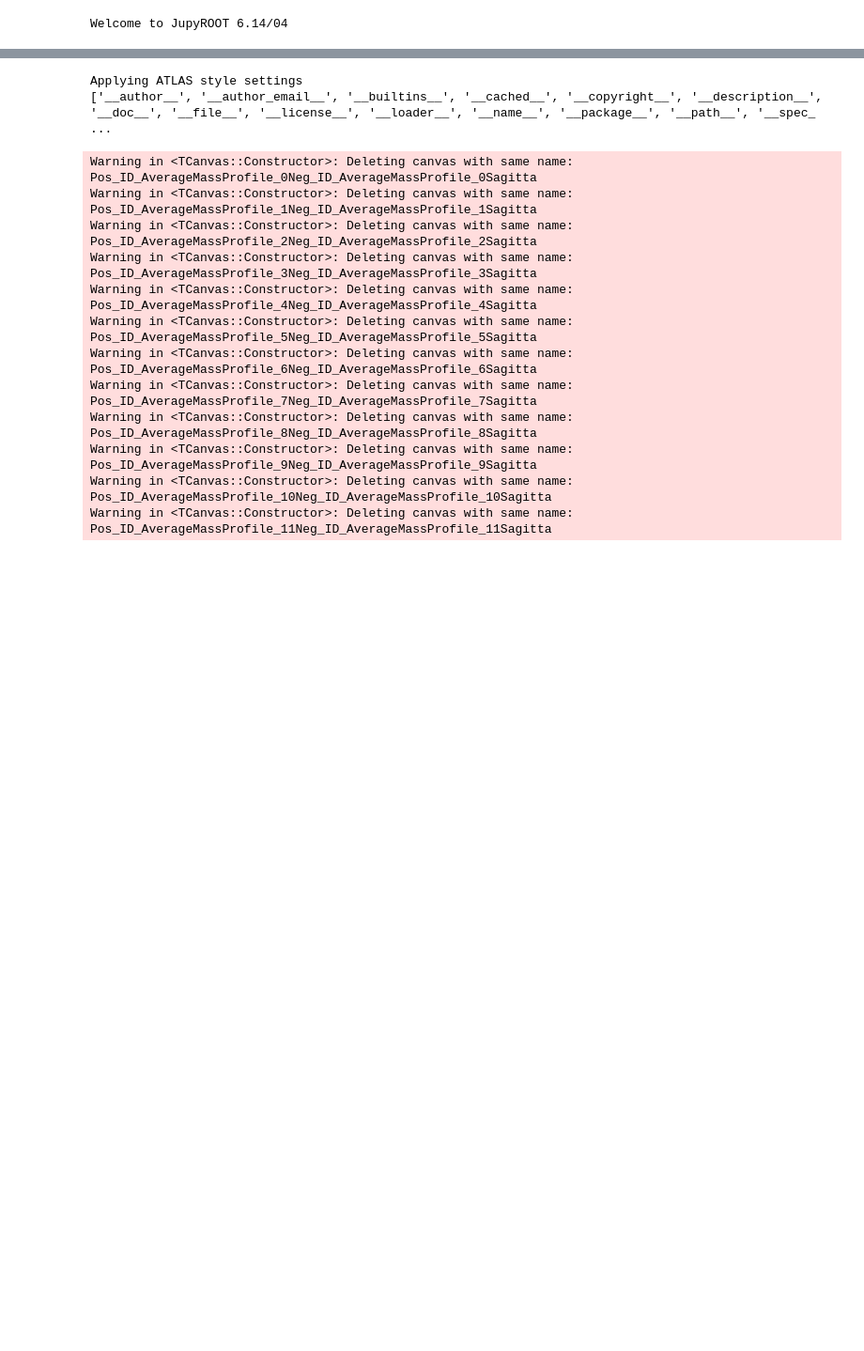
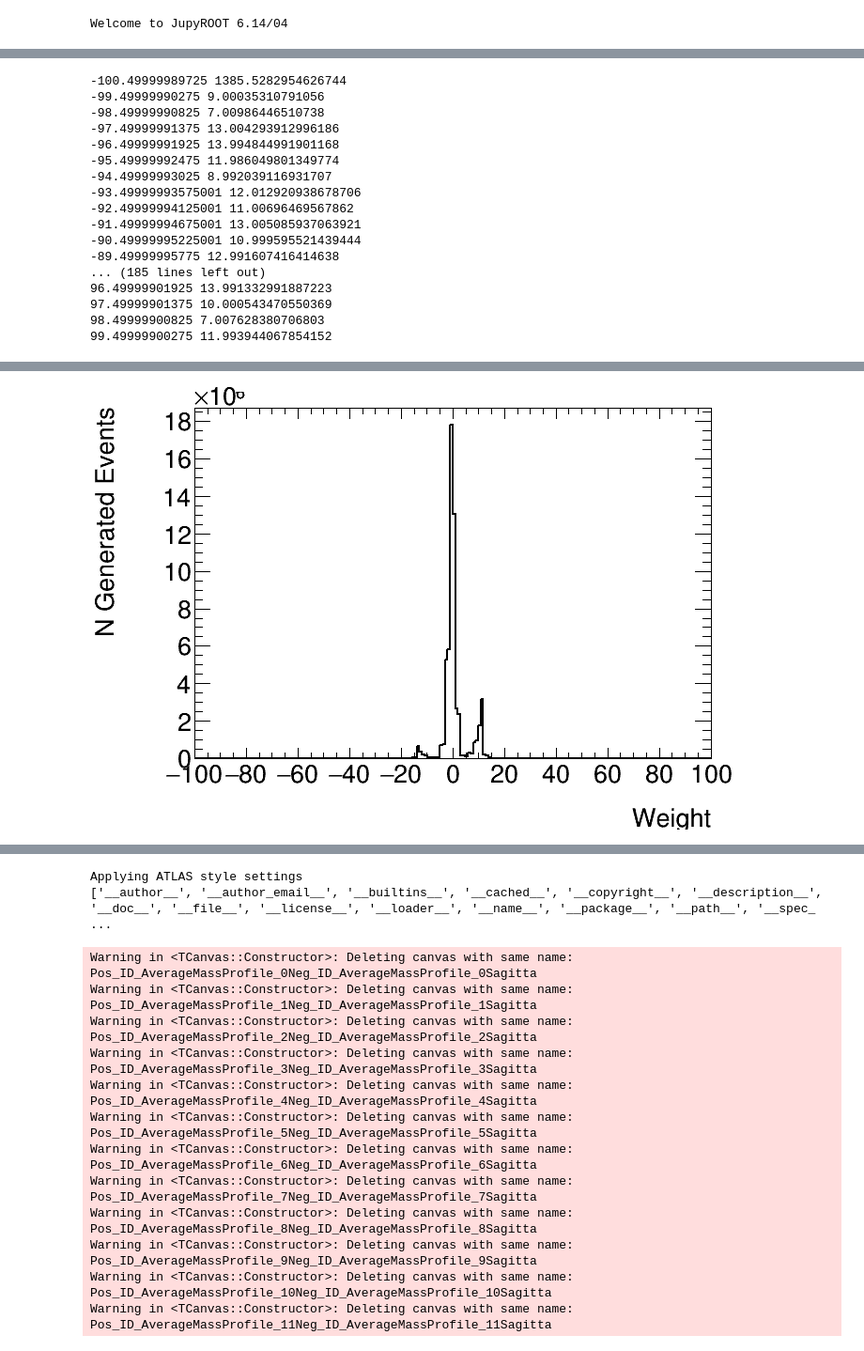
Before and after one commit to luadamek/PyMomentumValidation, a Jupyter notebook: TestPlotting.ipynb, the cells around one changed output, grey strips where cells are left out. Shown at 94% size. Drawn from its saved outputs; the diff is of its cells as text; code cells hidden in the pictures; blank space fills up the shorter version.

```diff
--- a/TestPlotting.ipynb
+++ b/TestPlotting.ipynb
@@ -10,0 +36,28 @@ Found these channels in the file ['Data', 'MC']
+# %%
+sherpa_weight_profile = ROOT.TH1D("Weight", "Weight", histograms["MCSherpa"].GetNbinsX() + 2, -100.0, 100.0)
+sherpa_weight_profile.GetXaxis().SetTitle("Weight")
+sherpa_weight_profile.GetYaxis().SetTitle("N Generated Events")
+for i in range(0, histograms["MCSherpa"].GetNbinsX() + 1):
+    print(histograms["MCSherpa"].GetBinCenter(i), histograms["MCSherpa"].GetBinContent(i)/histograms["MCSherpa"].GetBinCenter(i))
+    sherpa_weight_profile.SetBinContent(i, histograms["MCSherpa"].GetBinContent(i)/histograms["MCSherpa"].GetBinCenter(i))
+canvas = ROOT.TCanvas("SherpaWeights2", "SherpaWeights2")
+sherpa_weight_profile.Draw()
+canvas.Draw()
+# %% [output]
+-100.49999989725 1385.5282954626744
+-99.49999990275 9.00035310791056
+-98.49999990825 7.00986446510738
+-97.49999991375 13.004293912996186
+-96.49999991925 13.994844991901168
+-95.49999992475 11.986049801349774
+-94.49999993025 8.992039116931707
+-93.49999993575001 12.012920938678706
+-92.49999994125001 11.00696469567862
+-91.49999994675001 13.005085937063921
+-90.49999995225001 10.999595521439444
+-89.49999995775 12.991607416414638
+... (185 lines left out)
+96.49999901925 13.991332991887223
+97.49999901375 10.000543470550369
+98.49999900825 7.007628380706803
+99.49999900275 11.993944067854152
@@ -10,0 +66 @@ Found these channels in the file ['Data', 'MC']
+[figure, added]
```
Also changed, not shown: parts of 9 cells of this notebook, 7 other files.
